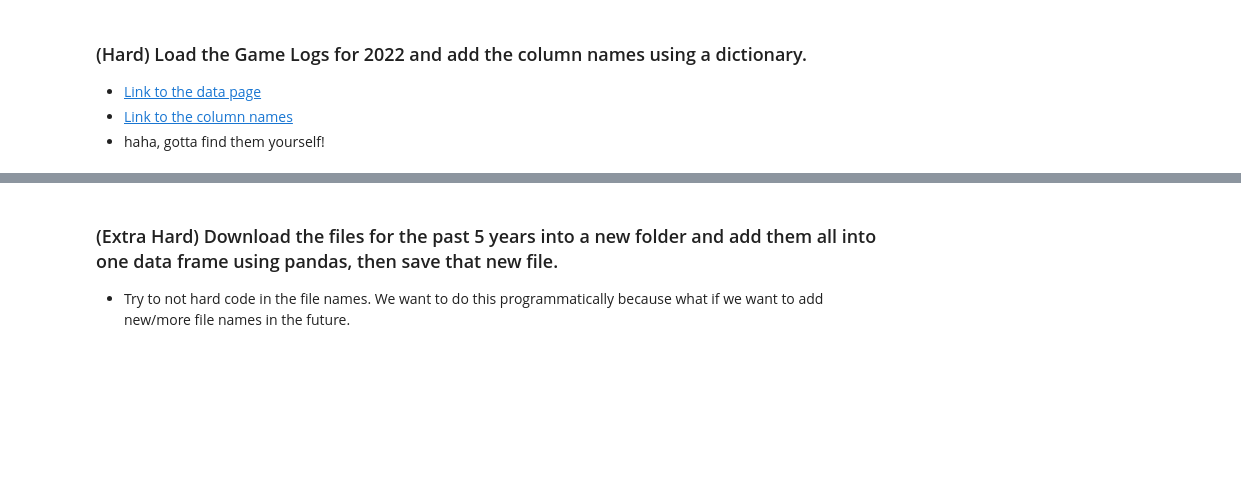
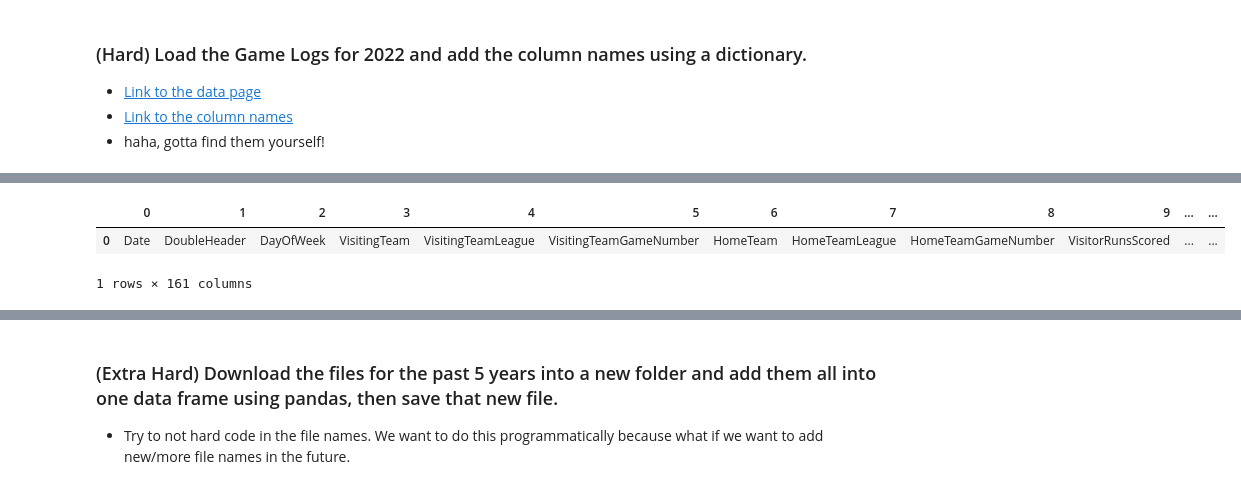
Before and after one commit to ye-htut-maung/my-fork-2024-DS-Tue, a Jupyter notebook: Week-01-Pandas/Exercise-YHM.ipynb, the cells around one changed output, grey strips where cells are left out. Cells and saved outputs as stored; diff of their text form; code cells hidden in the pictures; blank space fills up the shorter version.

```diff
--- a/Week-01-Pandas/Exercise-YHM.ipynb
+++ b/Week-01-Pandas/Exercise-YHM.ipynb
@@ -534,0 +570,6 @@ df_grammys[c1_kl & c3_winner]
+# %%
+headers_df.head()
+# %% [output]
+|  | 0 | 1 | 2 | 3 | 4 | 5 | 6 | 7 | 8 | 9 | ... | ... |
+| 0 | Date | DoubleHeader | DayOfWeek | VisitingTeam | VisitingTeamLeague | VisitingTeamGameNumber | HomeTeam | HomeTeamLeague | HomeTeamGameNumber | VisitorRunsScored | ... | ... |
+1 rows × 161 columns
```
Also changed, not shown: parts of 4 cells of this notebook, 2 other files.
